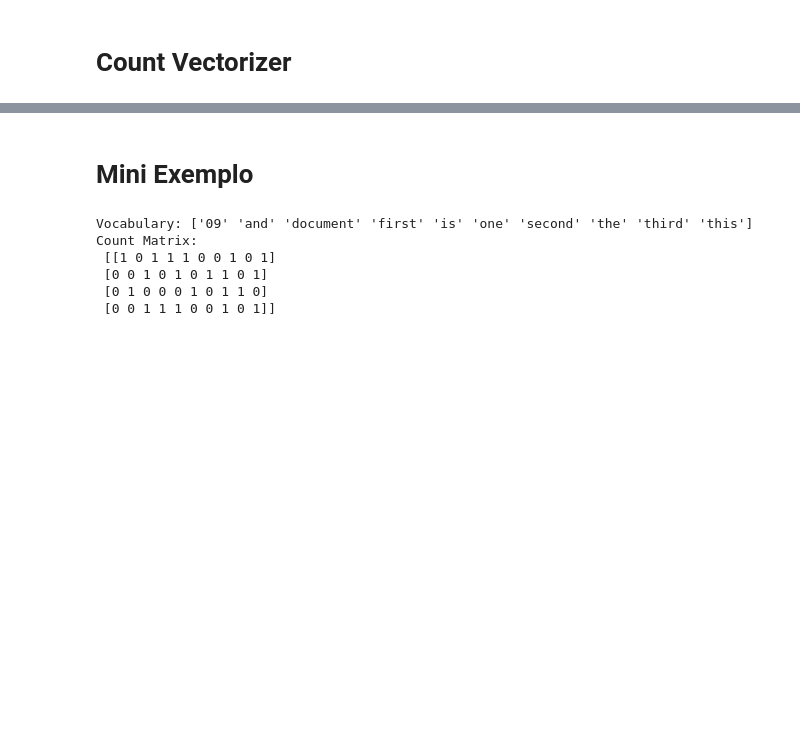
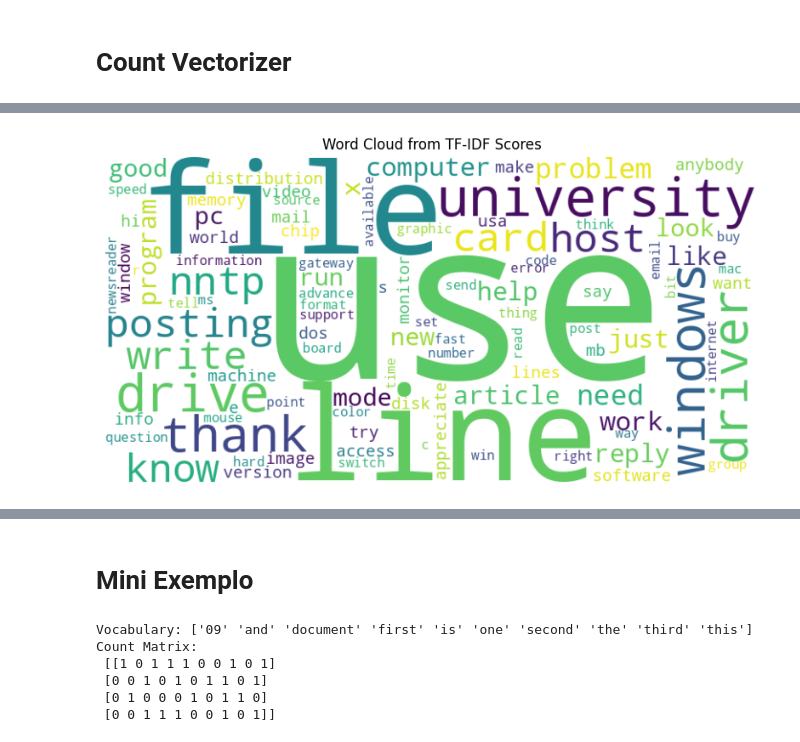
Before and after one commit to tciodaro/GRLCDDR1C1-N2-L2-PB, a Jupyter notebook: processamento_texto.ipynb, the cells around one changed output, grey strips where cells are left out. Cells and saved outputs as stored; diff of their text form; code cells hidden in the pictures; blank space fills up the shorter version.

```diff
--- a/processamento_texto.ipynb
+++ b/processamento_texto.ipynb
@@ -146,2 +244,36 @@ plt.show()
+# %%
+# !pip install wordcloud
+
+from wordcloud import WordCloud
+import matplotlib.pyplot as plt
+import pandas as pd
+
+# Get feature names (words) from the TF-IDF vectorizer
+feature_names = vectorizer.get_feature_names_out()
+
+# Sum the TF-IDF scores for each word across all documents
+# trn_vec is a sparse matrix, convert to dense for summing
+tfidf_scores = trn_vec.mean(axis=0).A1 # .A1 converts to a 1D numpy array
+
+# Create a dictionary mapping words to their TF-IDF scores
+word_tfidf_dict = dict(zip(feature_names, tfidf_scores))
+
+# Create the word cloud object
+wordcloud = WordCloud(
+    width=800,
+    height=400,
+    background_color='white',
+    max_words=100, # Limit to top 100 words
+    colormap='viridis'
+).generate_from_frequencies(word_tfidf_dict)
+
+# Display the word cloud
+plt.figure(figsize=(10, 5))
+plt.imshow(wordcloud, interpolation='bilinear')
+plt.axis('off')
+plt.title('Word Cloud from TF-IDF Scores')
+plt.show()
+# %% [output]
+[figure, added]
 # %%
 # %% [output]
```
Also changed, not shown: parts of 48 cells of this notebook.
